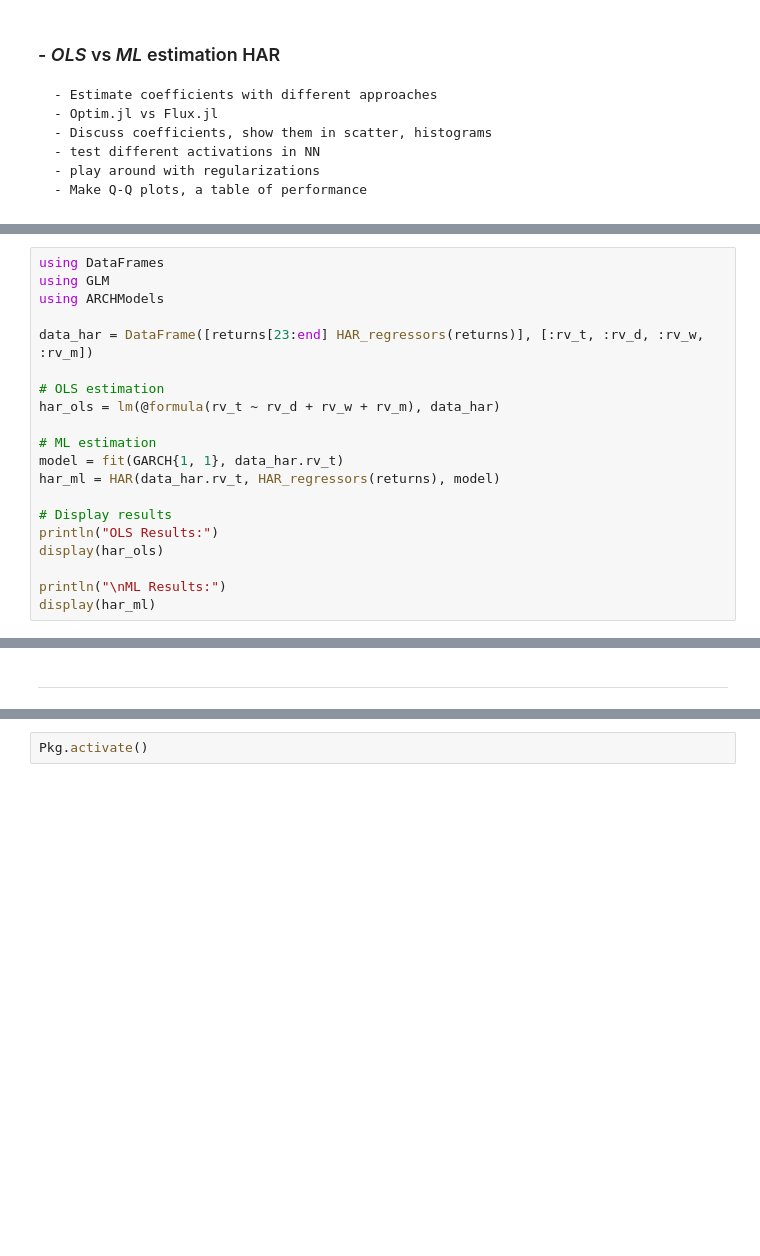
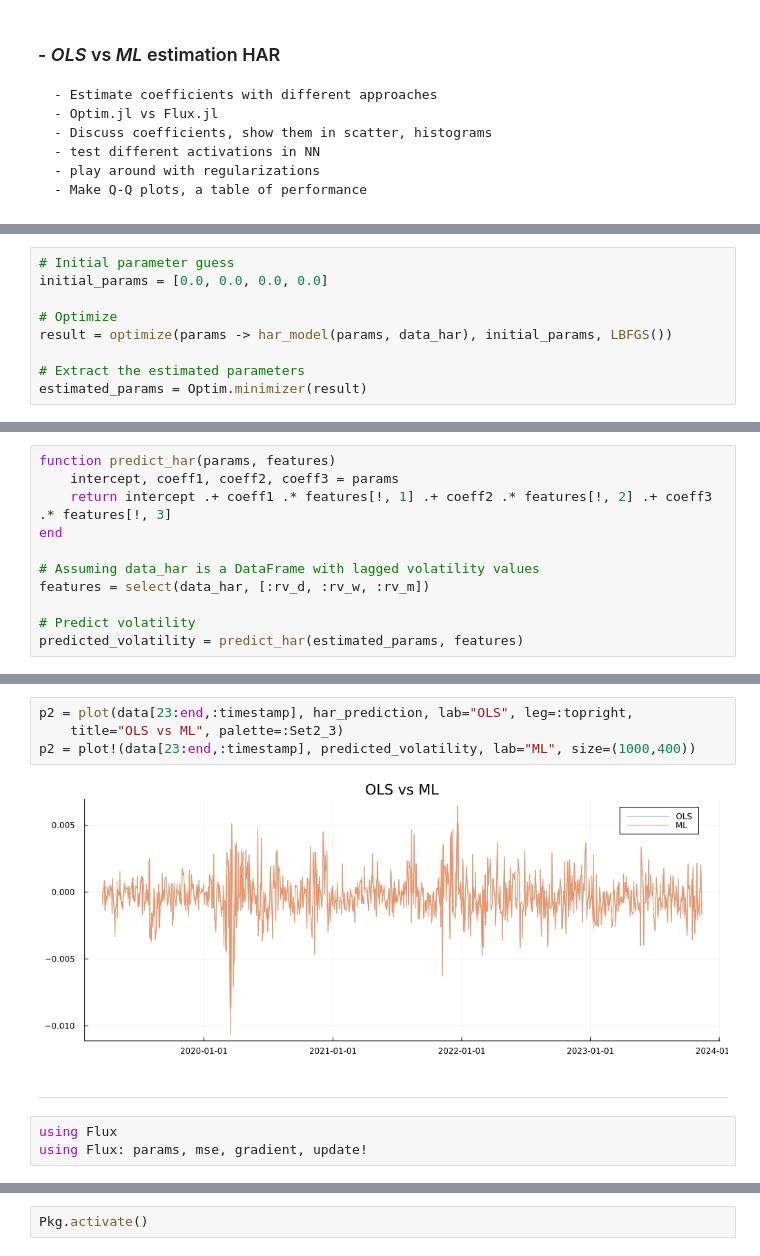
Before and after one commit to S-Belon/fin_econometrics_II_project_1, a Jupyter notebook: project1.ipynb, the cells around one changed output, grey strips where cells are left out. Saved outputs shown, nothing was run; the diff lists cells and outputs as text; blank space fills up the shorter version.

Commit message:
optim.jl and flux.jl

```diff
--- a/project1.ipynb
+++ b/project1.ipynb
@@ -479,20 +434,0 @@ Pkg.add("ScikitLearn")
-# %%
-using DataFrames
-using GLM
-using ARCHModels
-
-data_har = DataFrame([returns[23:end] HAR_regressors(returns)], [:rv_t, :rv_d, :rv_w, :rv_m])
-
-# OLS estimation
-har_ols = lm(@formula(rv_t ~ rv_d + rv_w + rv_m), data_har)
-
-# ML estimation
-model = fit(GARCH{1, 1}, data_har.rv_t)
-har_ml = HAR(data_har.rv_t, HAR_regressors(returns), model)
-
-# Display results
-println("OLS Results:")
-display(har_ols)
-
-println("\nML Results:")
-display(har_ml)
@@ -500,0 +459,9 @@ UndefVarError: UndefVarError: `HAR` not defined
+# %%
+# Initial parameter guess
+initial_params = [0.0, 0.0, 0.0, 0.0]
+
+# Optimize
+result = optimize(params -> har_model(params, data_har), initial_params, LBFGS())
+
+# Extract the estimated parameters
+estimated_params = Optim.minimizer(result)
@@ -500,0 +490,11 @@ UndefVarError: UndefVarError: `HAR` not defined
+# %%
+function predict_har(params, features)
+    intercept, coeff1, coeff2, coeff3 = params
+    return intercept .+ coeff1 .* features[!, 1] .+ coeff2 .* features[!, 2] .+ coeff3 .* features[!, 3]
+end
+
+# Assuming data_har is a DataFrame with lagged volatility values
+features = select(data_har, [:rv_d, :rv_w, :rv_m])
+
+# Predict volatility
+predicted_volatility = predict_har(estimated_params, features)
@@ -501,2 +519,11 @@ UndefVarError: UndefVarError: `HAR` not defined
+# %%
+p2 = plot(data[23:end,:timestamp], har_prediction, lab="OLS", leg=:topright,
+    title="OLS vs ML", palette=:Set2_3)
+p2 = plot!(data[23:end,:timestamp], predicted_volatility, lab="ML", size=(1000,400))
+# %% [output]
+[figure, added]
 # %% [markdown]
 -------
+# %%
+using Flux
+using Flux: params, mse, gradient, update!
```
Also changed, not shown: parts of 37 cells of this notebook, 2 other files.
